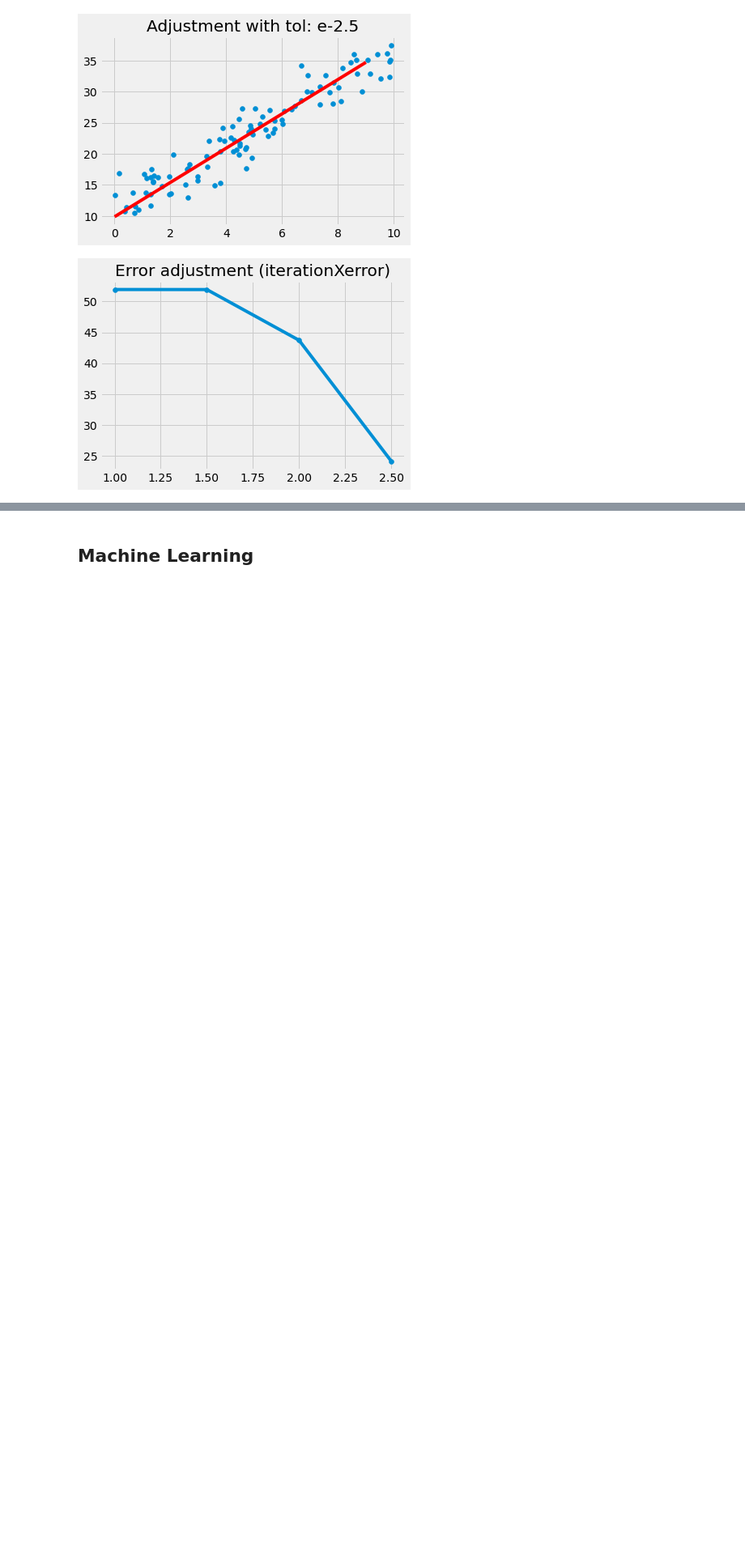
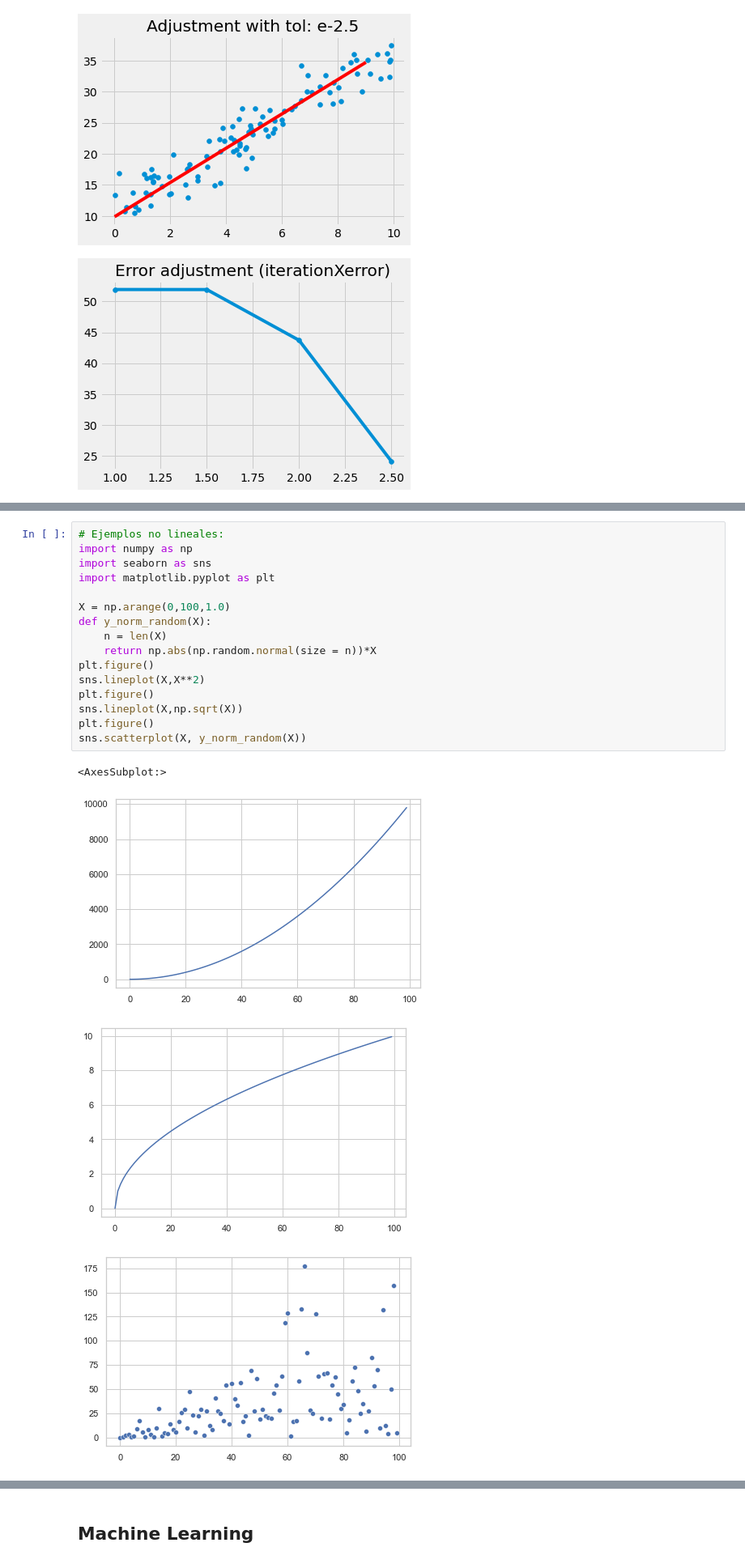
Before and after one commit to borjaf696/ml_cheat_sheet, a Jupyter notebook: ml_cheat_sheet.ipynb, the cells around one changed output, grey strips where cells are left out. Shown at 81% size. Saved outputs shown, nothing was run; the diff lists cells and outputs as text; blank space fills up the shorter version.

```diff
--- a/ml_cheat_sheet.ipynb
+++ b/ml_cheat_sheet.ipynb
@@ -817,0 +830,21 @@ plt.plot(tols, errors)
+# %%
+# Ejemplos no lineales:
+import numpy as np
+import seaborn as sns
+import matplotlib.pyplot as plt
+
+X = np.arange(0,100,1.0)
+def y_norm_random(X):
+    n = len(X)
+    return np.abs(np.random.normal(size = n))*X
+plt.figure()
+sns.lineplot(X,X**2)
+plt.figure()
+sns.lineplot(X,np.sqrt(X))
+plt.figure()
+sns.scatterplot(X, y_norm_random(X))
+# %% [output]
+<AxesSubplot:>
+[figure, added]
+[figure, added]
+[figure, added]
```
Also changed, not shown: parts of 7 cells of this notebook.
